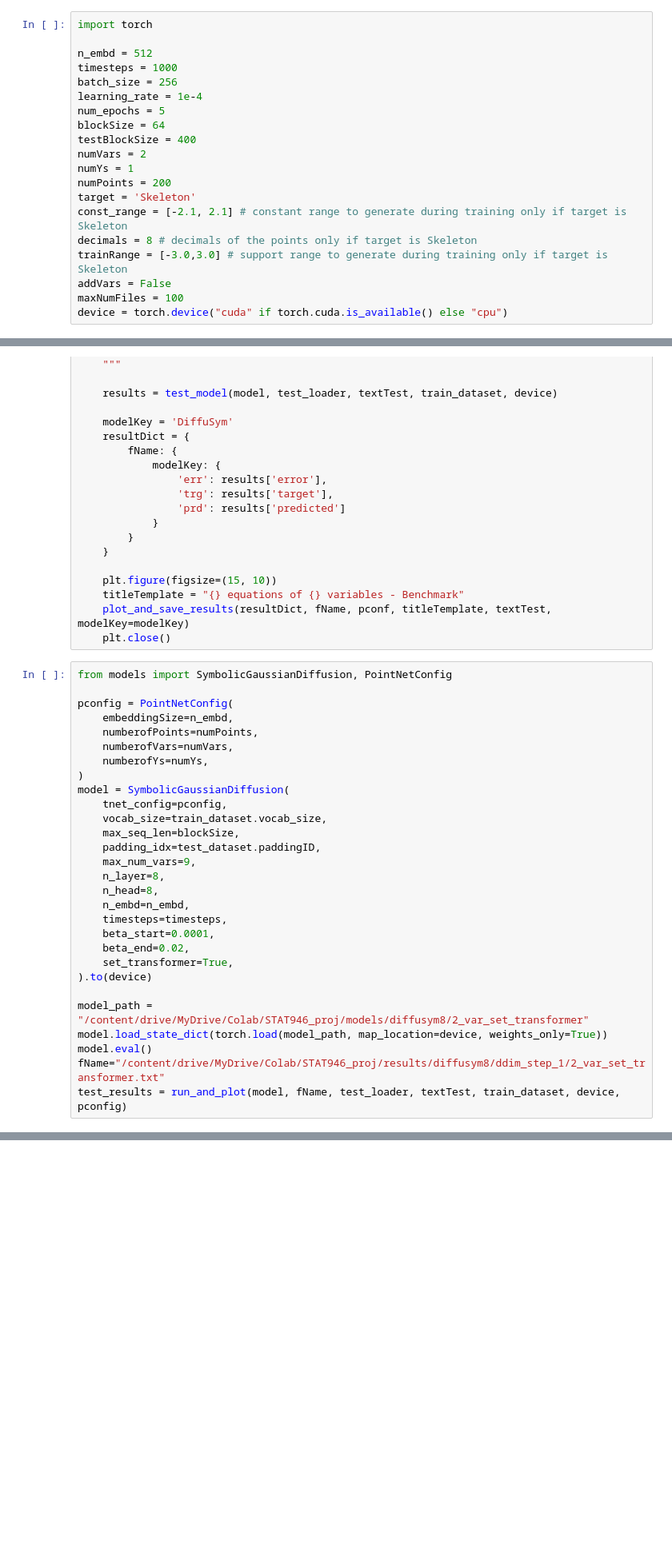
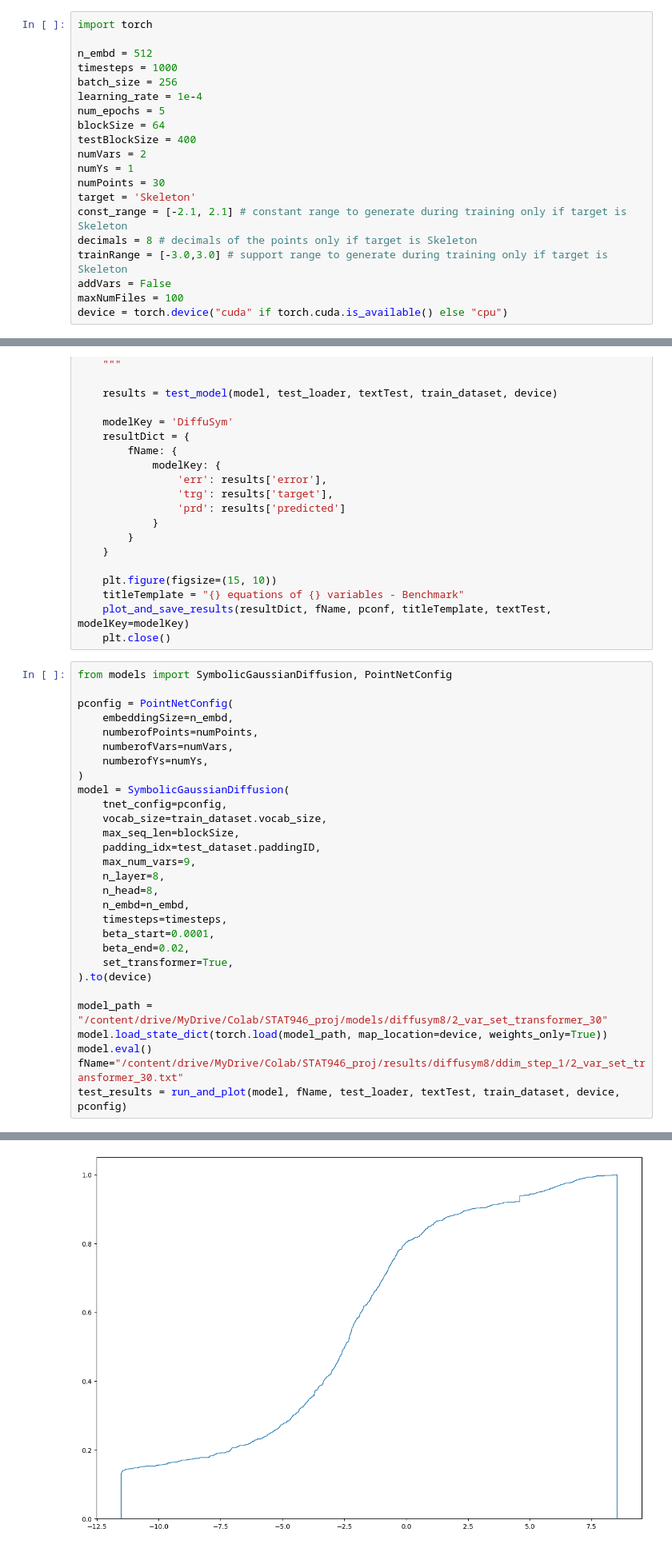
Before and after one commit to carolynw898/STAT946Proj, a Jupyter notebook: test.ipynb, the cells around one changed output, grey strips where cells are left out. Shown at 80% size. Cells and saved outputs as stored; diff of their text form; blank space fills up the shorter version.

Commit message:
2_var_set_transfomer 30 points ddim_step=1

```diff
--- a/test.ipynb
+++ b/test.ipynb
@@ -17,7 +17,7 @@ blockSize = 64
 testBlockSize = 400
 numVars = 2
 numYs = 1
-numPoints = 200
+numPoints = 30
 target = 'Skeleton'
 const_range = [-2.1, 2.1] # constant range to generate during training only if target is Skeleton
 decimals = 8 # decimals of the points only if target is Skeleton
@@ -360,9 +360,9 @@ model = SymbolicGaussianDiffusion(
     set_transformer=True,
 ).to(device)
 
-model_path = "/content/drive/MyDrive/Colab/STAT946_proj/models/diffusym8/2_var_set_transformer"
+model_path = "/content/drive/MyDrive/Colab/STAT946_proj/models/diffusym8/2_var_set_transformer_30"
 model.load_state_dict(torch.load(model_path, map_location=device, weights_only=True))
 model.eval()
-fName="/content/drive/MyDrive/Colab/STAT946_proj/results/diffusym8/ddim_step_1/2_var_set_transformer.txt"
+fName="/content/drive/MyDrive/Colab/STAT946_proj/results/diffusym8/ddim_step_1/2_var_set_transformer_30.txt"
 test_results = run_and_plot(model, fName, test_loader, textTest, train_dataset, device, pconfig)
 # %% [output]
@@ -565,0 +420 @@ Err:404.3370006293487
+[figure, added]
```
Also changed, not shown: parts of 4 cells of this notebook.
